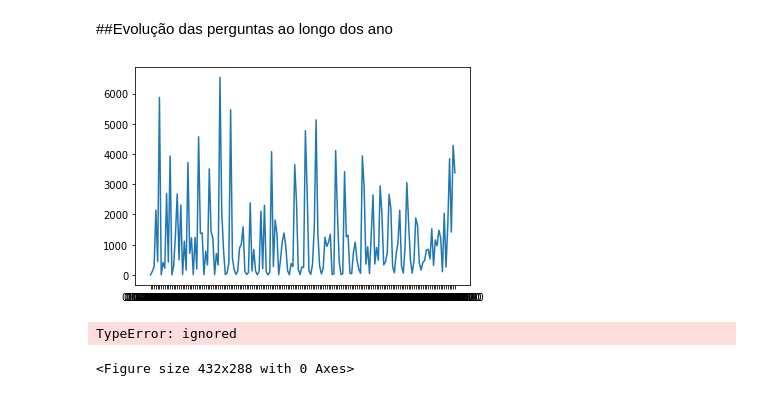
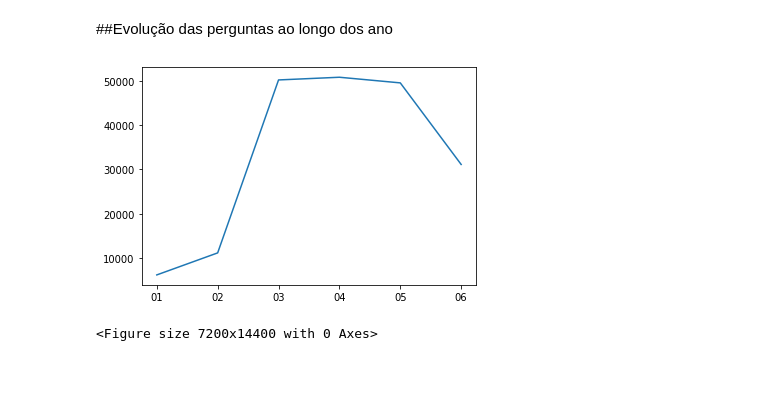
Before and after one commit to albert-melo/ProgCiencia-de-Dados, a Jupyter notebook: WorkProgCienciaDados.ipynb, the cells around one changed output. Drawn from its saved outputs; the diff is of its cells as text; code cells hidden in the pictures.

```diff
--- a/WorkProgCienciaDados.ipynb
+++ b/WorkProgCienciaDados.ipynb
@@ -272,23 +265,26 @@ duvidasDB = pd.read_csv("/content/drive/My Drive/WorkProgCD/duvidasdb.csv")
 
 ##Evolução das perguntas ao longo dos ano
 # %%
+meses = ['Janeiro','Fevereiro', 'Março', 'Abril', 'Maio', 'Junho', 'Julho', 'Agosto', 'Setembro', 'Outubro', 'Novembro', 'Dezembro']
+
 duvidasDB['data'] = pd.to_datetime(duvidasDB['data'])
-duvidasDB['data'] = duvidasDB['data'].dt.strftime('%d-%m-%Y')
-duvidasDB = duvidasDB[ ['data', 'duvida'] ]
+duvidasDB['mes'] = duvidasDB['data'].dt.strftime('%m')
+duvidasDB = duvidasDB[ ['mes', 'duvida'] ]
+
 #duvidasDB[ duvidasDB['data']== '02-01-2020']
-grp_data = duvidasDB.groupby('data').count()
+grp_data = duvidasDB.groupby('mes').count()
 
 y_qtde_postagens = grp_data
 dtpostagens = pd.DataFrame(grp_data)
 x_data_postagens = list(dtpostagens.index)
 
 
 import matplotlib.pyplot as plt
 import matplotlib.dates as md
-
+%matplotlib inline
 plt.plot( x_data_postagens, y_qtde_postagens )
+plt.figure( figsize=(100, 200))
 plt.show()
 # %% [output]
-[figure, old version]
+[figure, new version]
-TypeError: ignored
+<Figure size 7200x14400 with 0 Axes>
-<Figure size 432x288 with 0 Axes>
```
Also changed, not shown: parts of 4 cells of this notebook.
